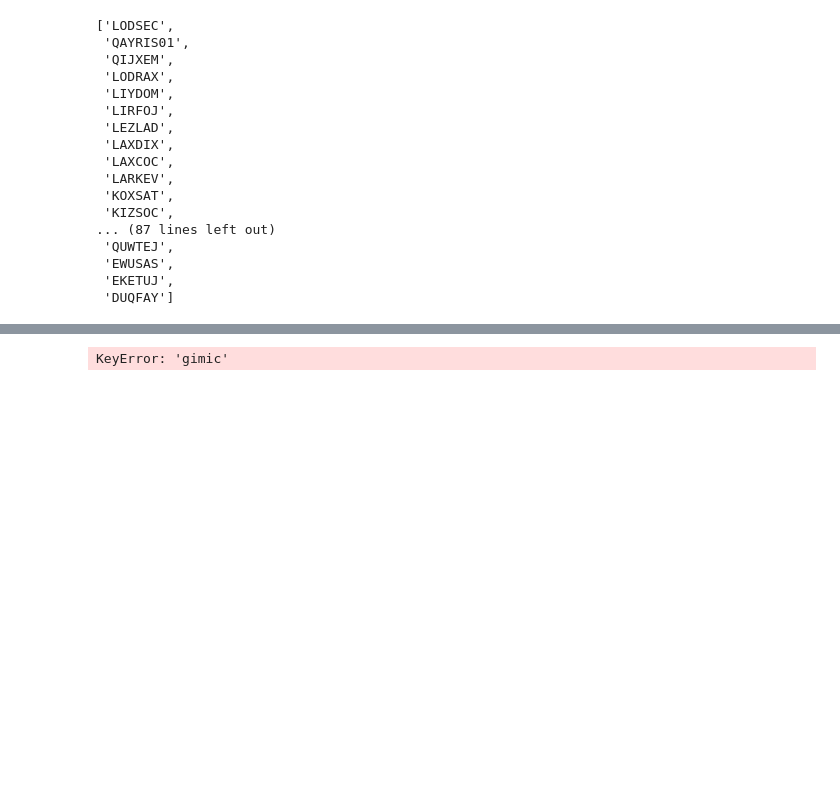
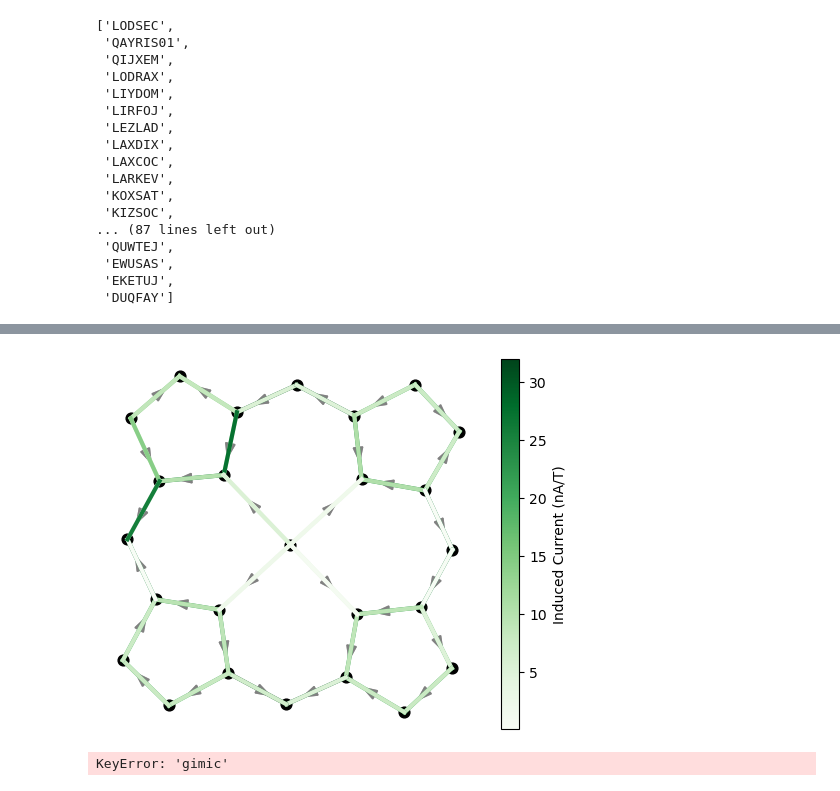
Before and after one commit to ajr15/PorCrystalStructures, a Jupyter notebook: notebooks/gimic.ipynb, the cells around one changed output, grey strips where cells are left out. Drawn from its saved outputs; the diff is of its cells as text; code cells hidden in the pictures; blank space fills up the shorter version.

```diff
--- a/notebooks/gimic.ipynb
+++ b/notebooks/gimic.ipynb
@@ -412,11 +314,0 @@ plot_currents(plt.gca(), MACROCYCLE_POINTS, df.to_dict(orient="records"))
-# %%
-sid = "JUVXAB"
-# fig, axs = plt.subplots(ncols=2, figsize=(10, 5))
-df = get_currents(sid, session, height=2.5, width=3.5, total=True)
-print(df)
-# df = currents[(currents["height"] == 2) & (currents["width"] == 3)]
-plot_currents(plt.gca(), MACROCYCLE_POINTS, df[["begin", "end", "value"]].to_dict(orient='records'))
-# df = get_acid_values(sid, session, radius=4)
-# df = df[(df["begin"] != -1) & (df["end"] != -1)]
-# plot_acid(axs[1], MACROCYCLE_POINTS, df.to_dict(orient="records"))
-# plt.tight_layout()
@@ -443,7 +316,7 @@ bid
 sids = get_structures_with(session, "gimic")
 cycles = []
 for sid in sids:
-    df = get_currents(sid, session, height=3, width=2)
+    df = get_currents(sid, session, height=1.5, width=1.5, total=True)
     c = analyze_cycles(df)
     c["sid"] = sid
     if len(c) == len(c.dropna()):
@@ -545,7 +445,7 @@ for cycles_df in cycles:
         else:
             pyrrole_values.append(0)
 ajr = nics_zz1[nics_zz1["structure"].isin(cycles_sids)].copy()
-print(ajr)
-ajr["gimic"] = pyrrole_values
-print(ajr)
+ajr
+# ajr["gimic"] = pyrrole_values
+# print(ajr)
 # %% [output]
@@ -567,3 +569,18 @@ ValueError: Length of values (368) does not match length of index (348)
+# %%
+ajr = []
+for u, v in G.edges:
+    ajr.append({"begin": u, "end": v, "value": G.edges[u, v]["value_interpolator"](h_opt[edge_idx(u, v)])})
+
+df = pd.DataFrame(ajr)
+df["bid"] = [f"{min(x)}_{max(x)}" for x in df[["begin", "end"]].values]
+df["factor"] = [1 if f"{begin}_{end}" == bid else -1 for begin, end, bid in df[["begin", "end", "bid"]].values]
+df["value"] = df["value"] * df["factor"]
+ajr = df[["bid", "value"]].groupby("bid").sum()
+ajr["begin"] = [int(x.split("_")[0]) for x in ajr.index]
+ajr["end"] = [int(x.split("_")[1]) for x in ajr.index]
+plot_currents(plt.gca(), MACROCYCLE_POINTS, df.to_dict(orient="records"))
+# %% [output]
+[figure, new version]
 # %%
 plt.scatter(ajr["value"], ajr["gimic"])
 # %% [output]
```
Also changed, not shown: parts of 13 cells of this notebook, 11 other files.
